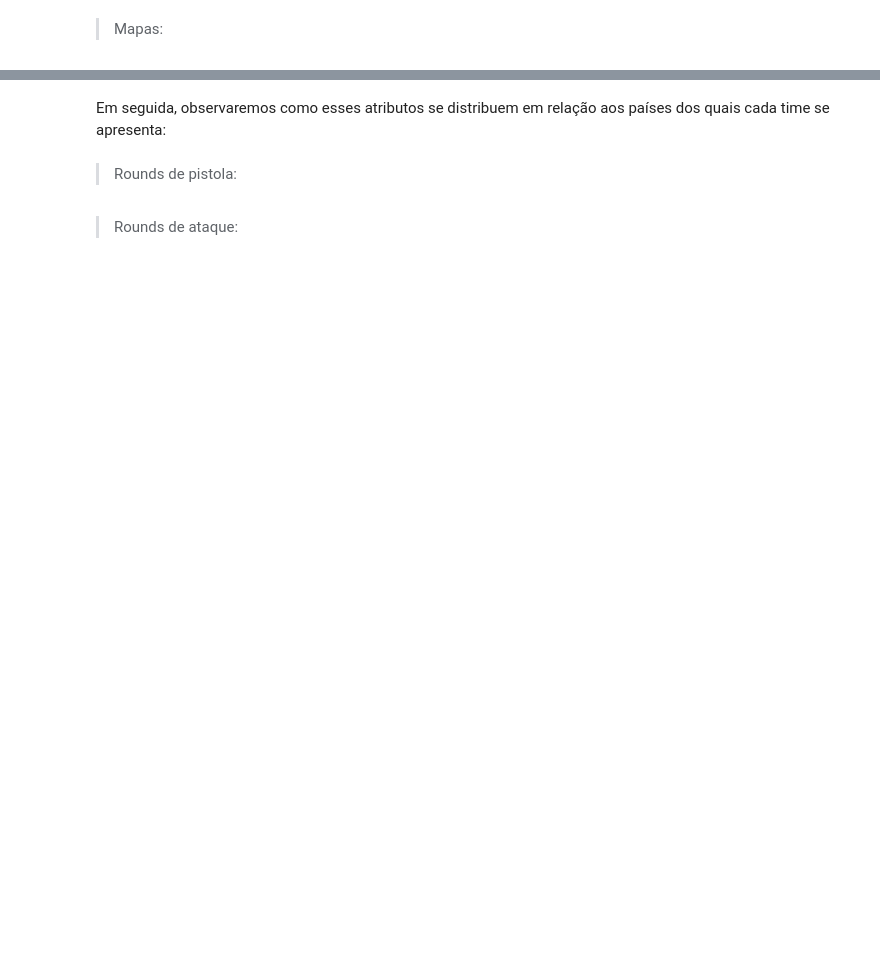
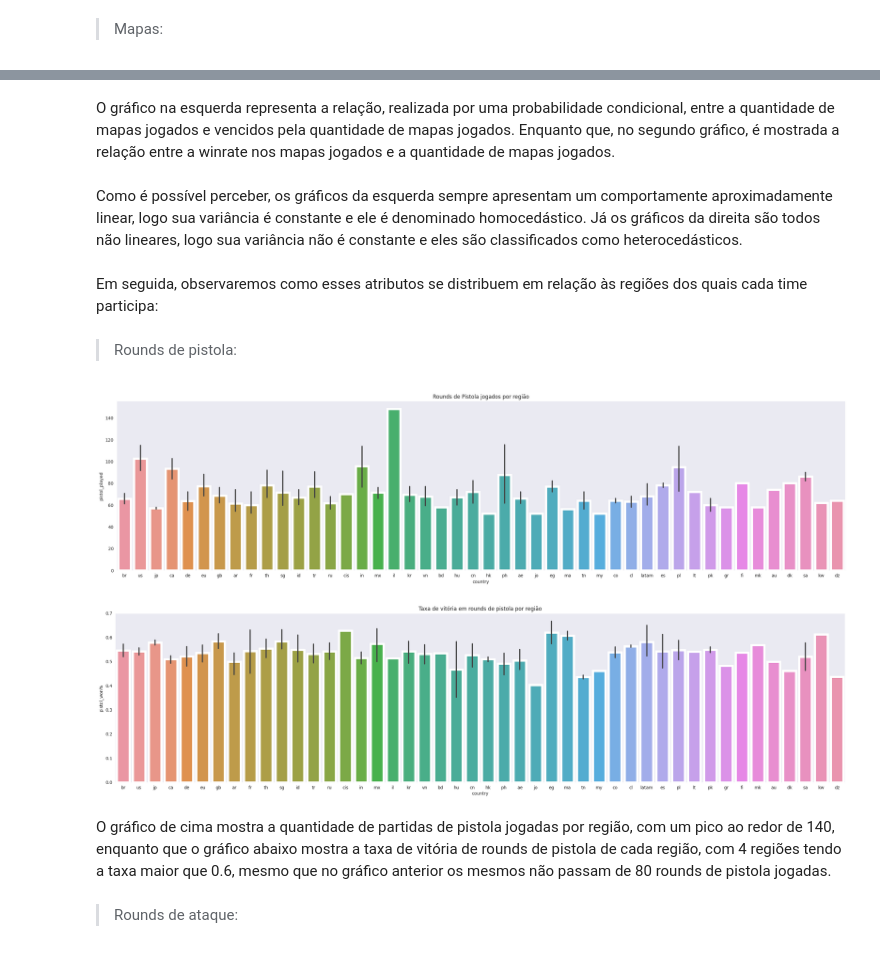
Before and after one commit to davimatiassg/projeto-probinf-unidade2, a Jupyter notebook: Roteiro_de_análise_Projeto_de_PROB_INF_UNIDADE2.ipynb, the cells around one changed output, grey strips where cells are left out. Drawn from its saved outputs; the diff is of its cells as text; code cells hidden in the pictures; blank space fills up the shorter version.

```diff
--- a/Roteiro_de_análise_Projeto_de_PROB_INF_UNIDADE2.ipynb
+++ b/Roteiro_de_análise_Projeto_de_PROB_INF_UNIDADE2.ipynb
@@ -205,18 +306,27 @@ plt.show()
+# %% [markdown]
+O gráfico na esquerda representa a relação, realizada por uma probabilidade condicional, entre a quantidade de mapas jogados e vencidos pela quantidade de mapas jogados. Enquanto que, no segundo gráfico, é mostrada a relação entre a winrate nos mapas jogados e a quantidade de mapas jogados.
+# %% [markdown]
+Como é possível perceber, os gráficos da esquerda sempre apresentam um comportamente aproximadamente linear, logo sua variância é constante e ele é denominado homocedástico. Já os gráficos da direita são todos não lineares, logo sua variância não é constante e eles são classificados como heterocedásticos.
 # %% [markdown]
-Em seguida, observaremos como esses atributos se distribuem em relação aos países dos quais cada time se apresenta:
+Em seguida, observaremos como esses atributos se distribuem em relação às regiões dos quais cada time participa:
 # %% [markdown]
 > Rounds de pistola:
 # %%
 plt.figure(figsize=(30,7))
 plt.subplot()
-plt.title('Rounds de Pistola jogados por país')
+plt.title('Rounds de Pistola jogados por região')
 sns.barplot(x='country',y='pistol_played',data=df,linewidth=5)
 plt.show()
 plt.figure(figsize=(30,7))
 plt.subplot()
-plt.title('Taxa de vitória em rounds de pistola por país')
+plt.title('Taxa de vitória em rounds de pistola por região')
 sns.barplot(x='country',y='pistol_won%',data=df,linewidth=5)
 plt.show()
+# %% [output]
+[figure, added]
+[figure, added]
+# %% [markdown]
+O gráfico de cima mostra a quantidade de partidas de pistola jogadas por região, com um pico ao redor de 140, enquanto que o gráfico abaixo mostra a taxa de vitória de rounds de pistola de cada região, com 4 regiões tendo a taxa maior que 0.6, mesmo que no gráfico anterior os mesmos não passam de 80 rounds de pistola jogadas.
 # %% [markdown]
 > Rounds de ataque:
 # %%
```
Also changed, not shown: parts of 75 cells of this notebook.
